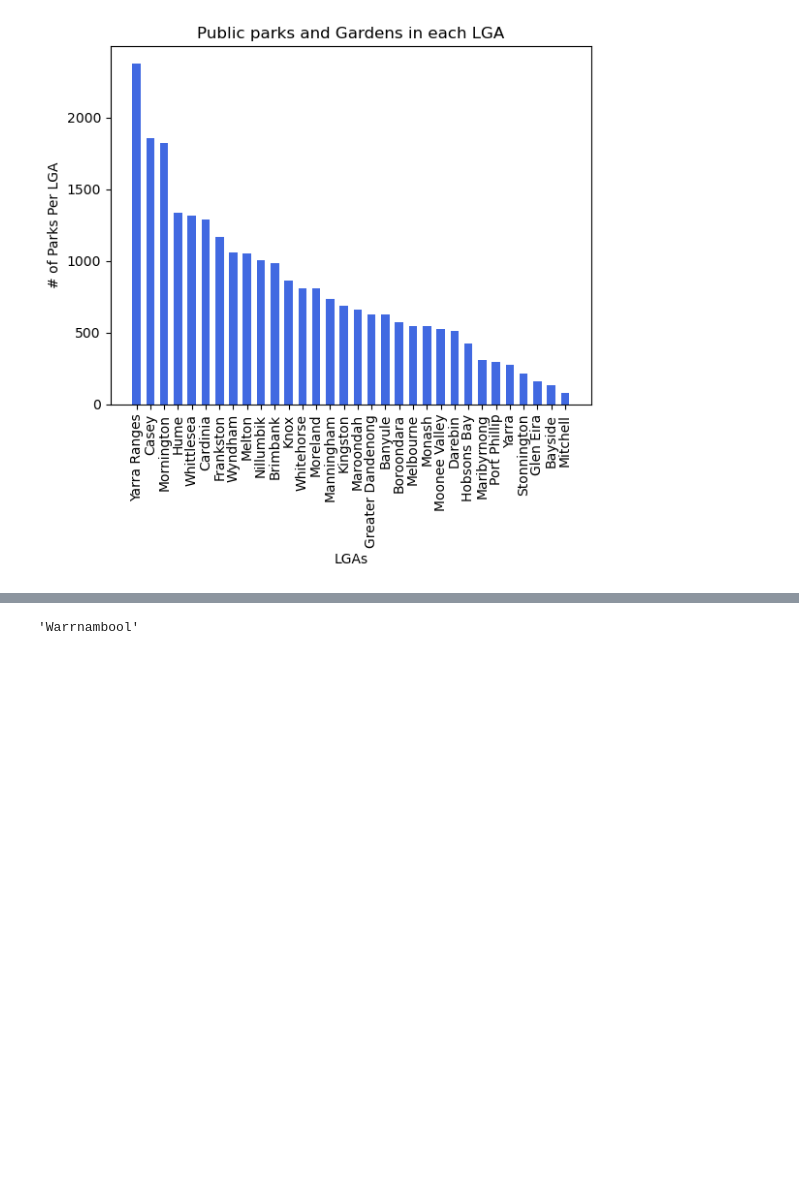
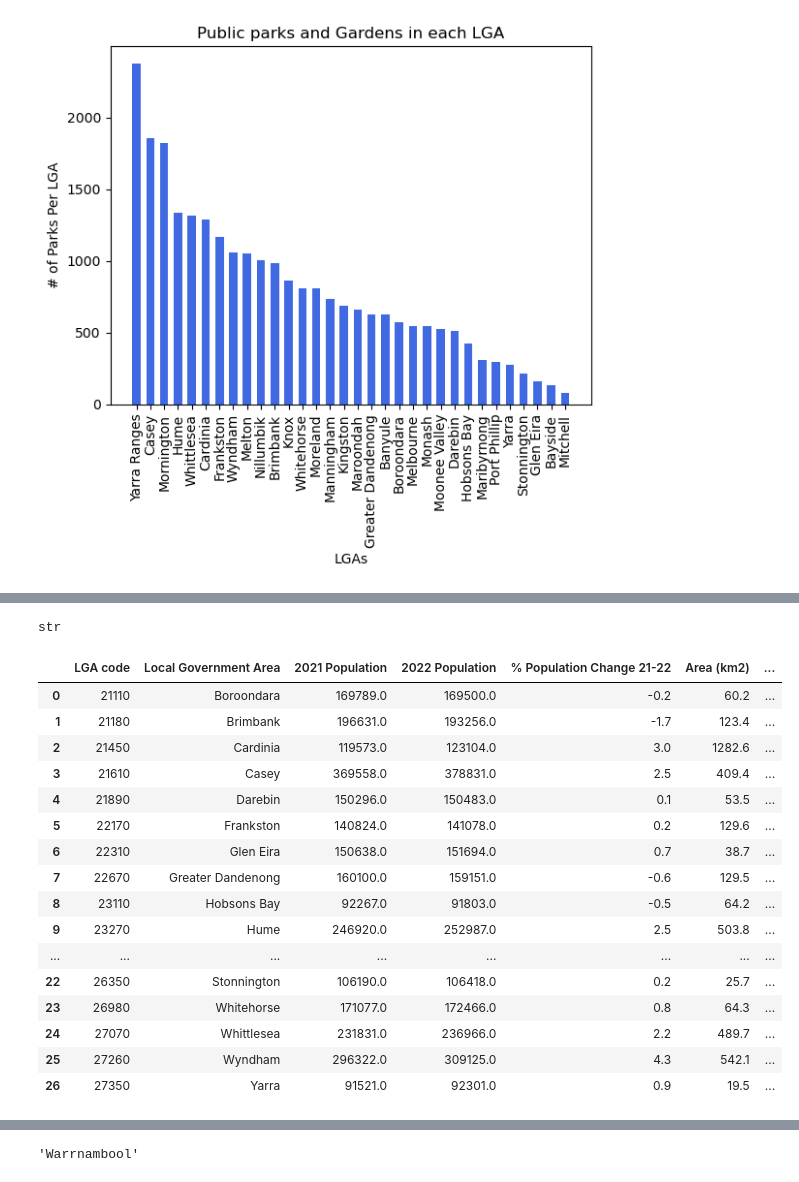
Before and after one commit to au-jr/Group-Project-1, a Jupyter notebook: john_working.ipynb, the cells around one changed output, grey strips where cells are left out. Cells and saved outputs as stored; diff of their text form; code cells hidden in the pictures; blank space fills up the shorter version.

```diff
--- a/john_working.ipynb
+++ b/john_working.ipynb
@@ -87,5 +183,27 @@ merged_vic_data_df.head()
+# %%
+type(merged_vic_data_df['Local Government Area'][0])
+# %% [output]
+str
 # %%
-merged_vic_data_df.sort_values(by = ['Public Open Spaces'] ,ascending = False)
+merged_vic_data_df.sort_values(by = ['Local Government Area'] ,ascending = True)
+# %% [output]
+|  | LGA code | Local Government Area | 2021 Population | 2022 Population | % Population Change 21-22 | Area (km2) | ... |
+| 0 | 21110 | Boroondara | 169789.0 | 169500.0 | -0.2 | 60.2 | ... |
+| 1 | 21180 | Brimbank | 196631.0 | 193256.0 | -1.7 | 123.4 | ... |
+| 2 | 21450 | Cardinia | 119573.0 | 123104.0 | 3.0 | 1282.6 | ... |
+| 3 | 21610 | Casey | 369558.0 | 378831.0 | 2.5 | 409.4 | ... |
+| 4 | 21890 | Darebin | 150296.0 | 150483.0 | 0.1 | 53.5 | ... |
+| 5 | 22170 | Frankston | 140824.0 | 141078.0 | 0.2 | 129.6 | ... |
+| 6 | 22310 | Glen Eira | 150638.0 | 151694.0 | 0.7 | 38.7 | ... |
+| 7 | 22670 | Greater Dandenong | 160100.0 | 159151.0 | -0.6 | 129.5 | ... |
+| 8 | 23110 | Hobsons Bay | 92267.0 | 91803.0 | -0.5 | 64.2 | ... |
+| 9 | 23270 | Hume | 246920.0 | 252987.0 | 2.5 | 503.8 | ... |
+| ... | ... | ... | ... | ... | ... | ... | ... |
+| 22 | 26350 | Stonnington | 106190.0 | 106418.0 | 0.2 | 25.7 | ... |
+| 23 | 26980 | Whitehorse | 171077.0 | 172466.0 | 0.8 | 64.3 | ... |
+| 24 | 27070 | Whittlesea | 231831.0 | 236966.0 | 2.2 | 489.7 | ... |
+| 25 | 27260 | Wyndham | 296322.0 | 309125.0 | 4.3 | 542.1 | ... |
+| 26 | 27350 | Yarra | 91521.0 | 92301.0 | 0.9 | 19.5 | ... |
 # %%
 school_csv_path = 'data/dv309_schoollocations2021.csv'
 
```
Also changed, not shown: parts of 26 cells of this notebook.
